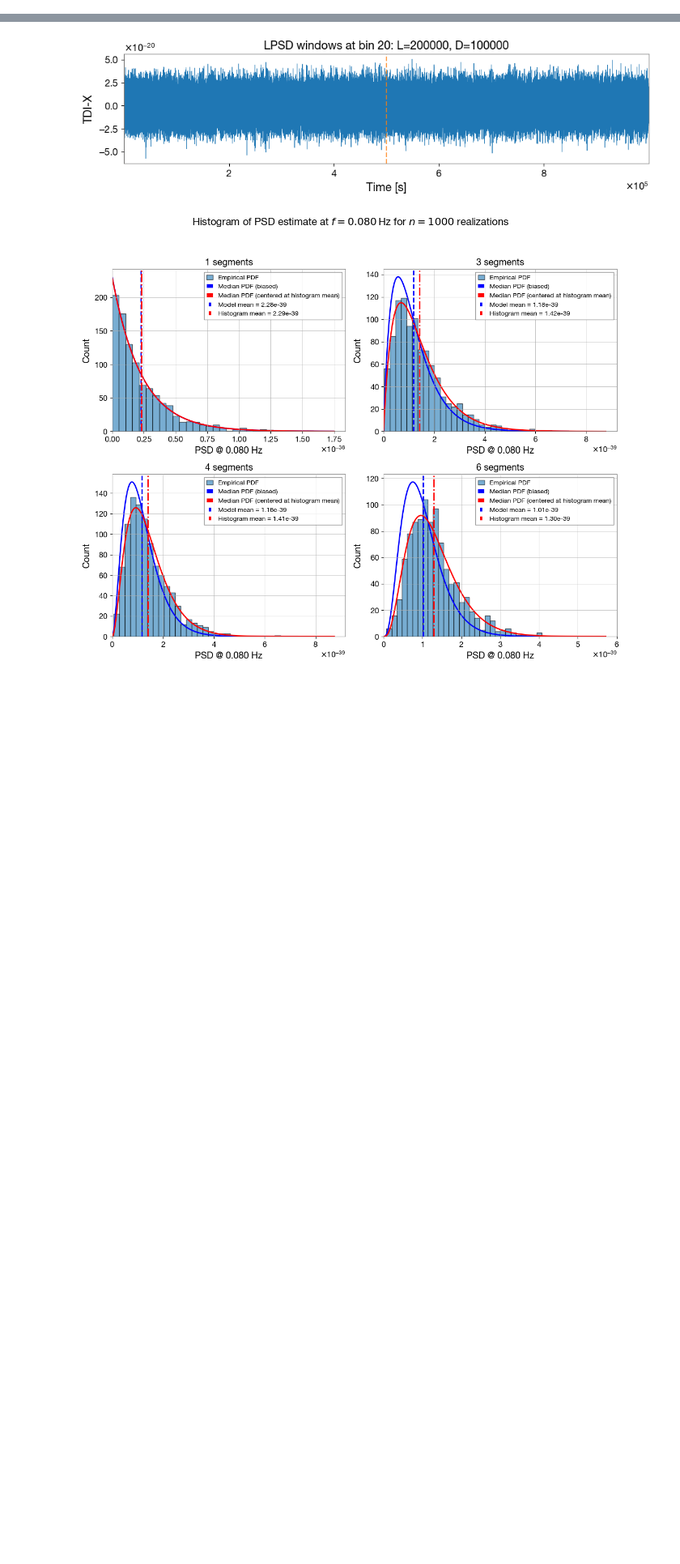
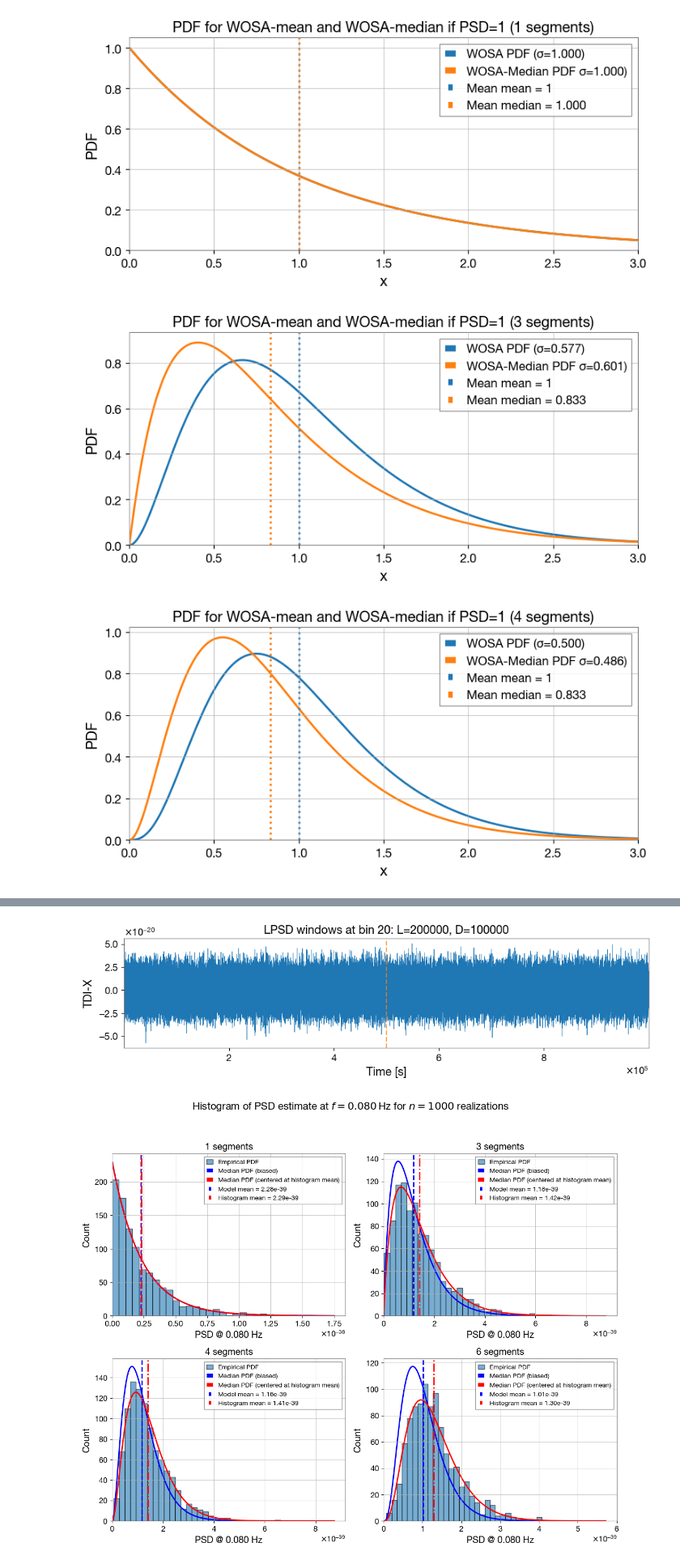
Before and after one commit to AkmDgreat/AkshatLISA, a Jupyter notebook: AkshatLISA/notebooks/psdNoiseMedianHistogram.ipynb, the cells around one changed output, grey strips where cells are left out. Shown at 81% size. Cells and saved outputs as stored; diff of their text form; code cells hidden in the pictures; blank space fills up the shorter version.

```diff
--- a/AkshatLISA/notebooks/psdNoiseMedianHistogram.ipynb
+++ b/AkshatLISA/notebooks/psdNoiseMedianHistogram.ipynb
@@ -25,3 +25,10 @@ from scripts.plot import plot, plot_psd_noise_median_histogram,  plot_psd_noise_
 from scripts.medianFuncs import confidence_interval, median_pdf, ratio_numerical
 from scipy.special import digamma        # ψ(x) = H_{x-1} - γ
 import matplotlib.pyplot as plt
+# %%
+for N in (1, 3, 4, 10, 11, 30, 31):
+    plot_unscaled_median_vs_mean_pdf(N, s=1)
+# %% [output]
+[figure, added]
+[figure, added]
+[figure, added]
```
Also changed, not shown: parts of 3 cells of this notebook, 2 other files.
